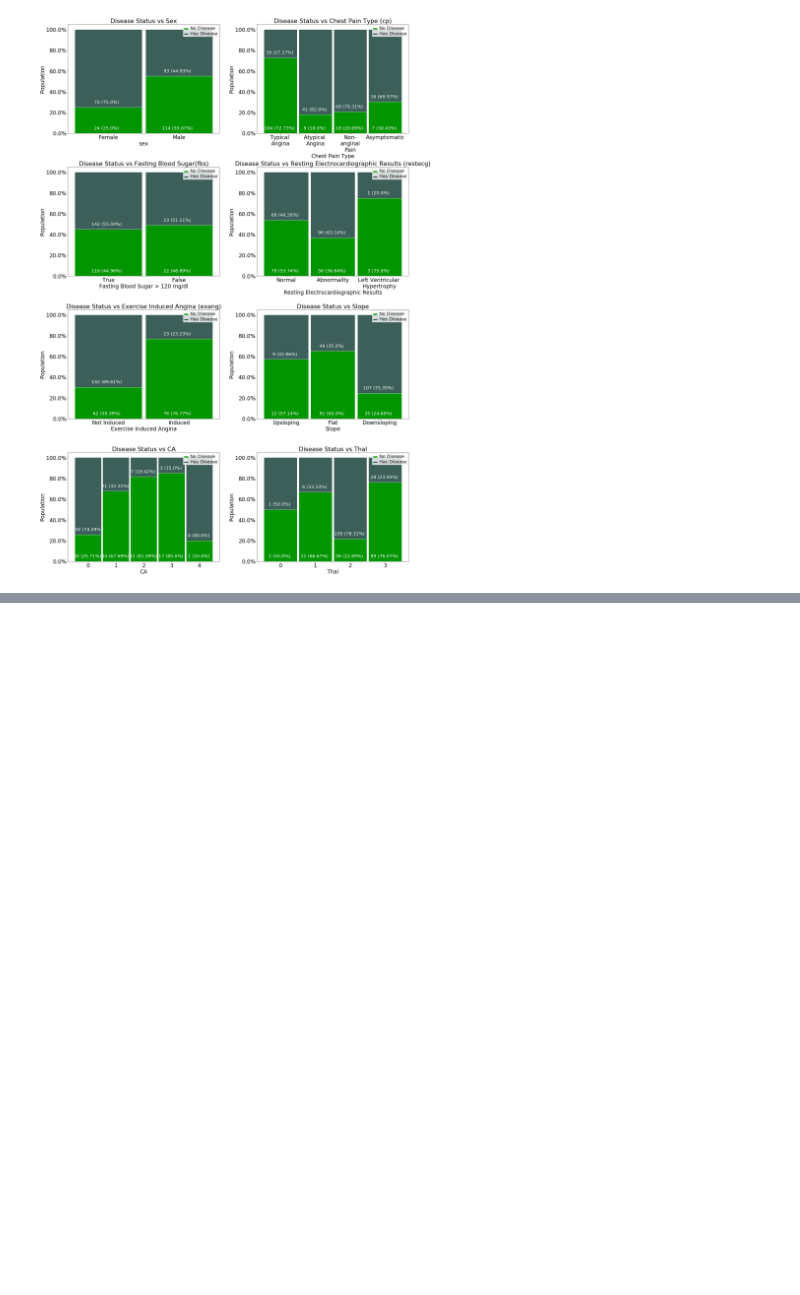
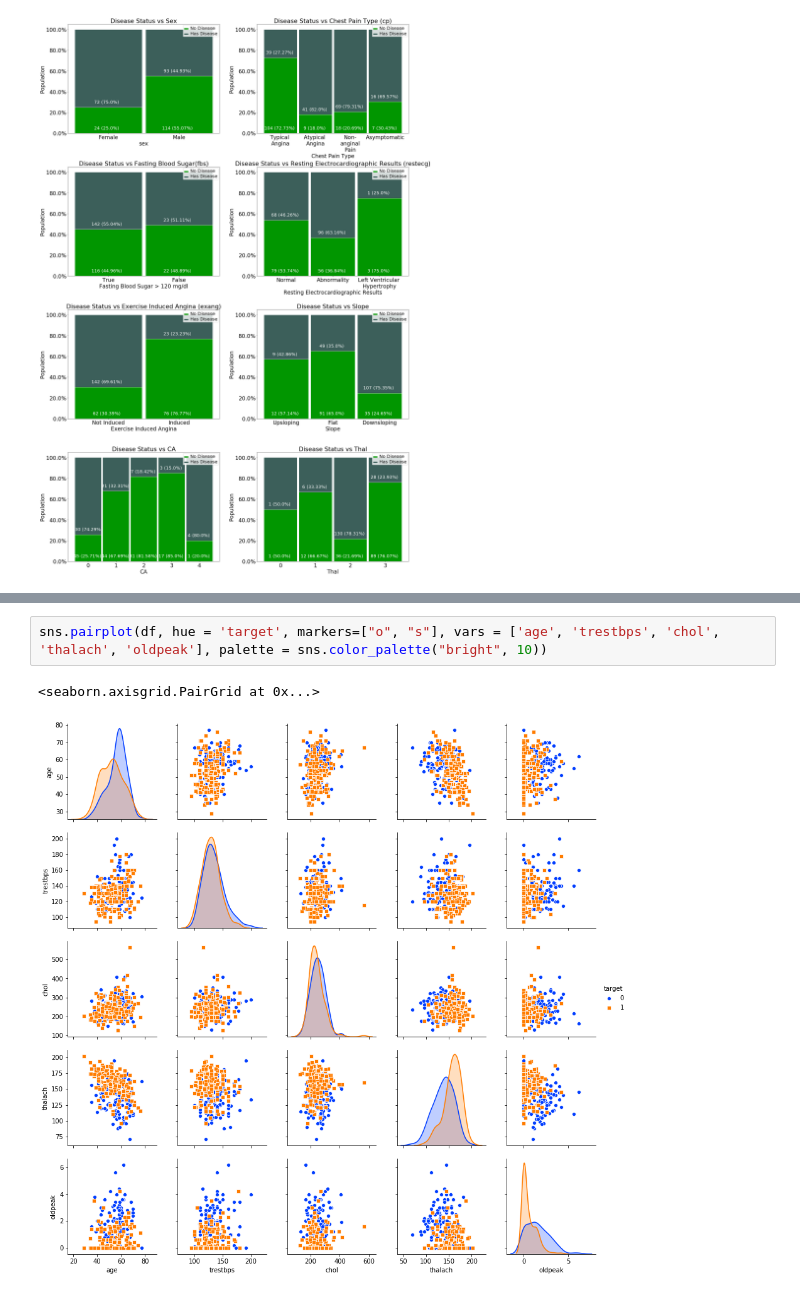
Before and after one commit to jahidkhandaker/HeartDiseasePrediction, a Jupyter notebook: jahidkhandaker/HeartDiseasePrediction.ipynb, the cells around one changed output, grey strips where cells are left out. Cells and saved outputs as stored; diff of their text form; blank space fills up the shorter version.

```diff
--- a/jahidkhandaker/HeartDiseasePrediction.ipynb
+++ b/jahidkhandaker/HeartDiseasePrediction.ipynb
@@ -274,0 +293,5 @@ plt.show()
+# %%
+sns.pairplot(df, hue = 'target', markers=["o", "s"], vars = ['age', 'trestbps', 'chol', 'thalach', 'oldpeak'], palette = sns.color_palette("bright", 10))
+# %% [output]
+<seaborn.axisgrid.PairGrid at 0x...>
+[figure, added]
```
Also changed, not shown: parts of 10 cells of this notebook.
